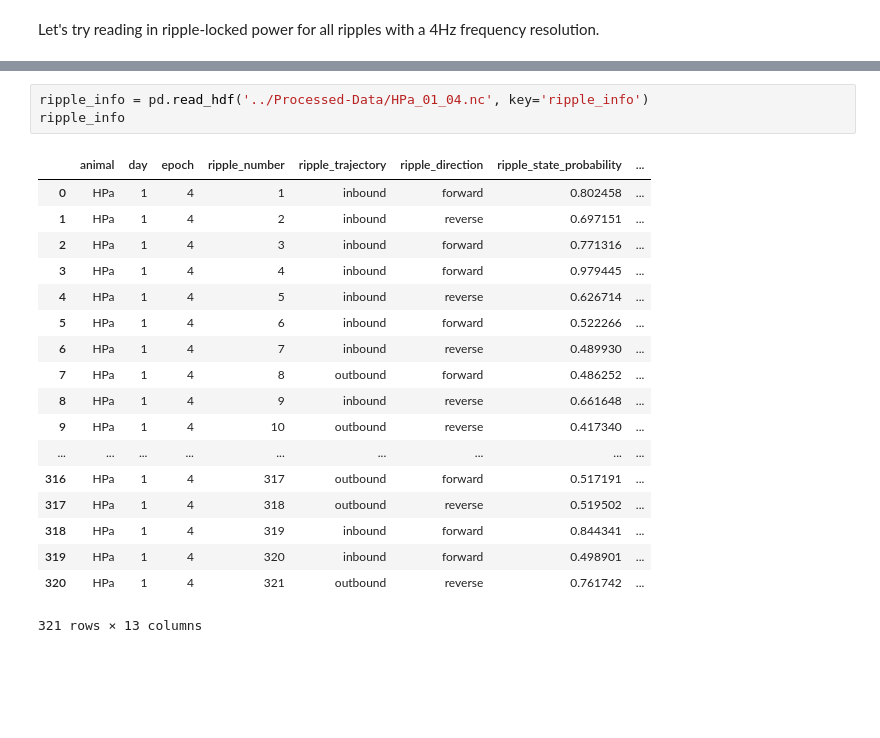
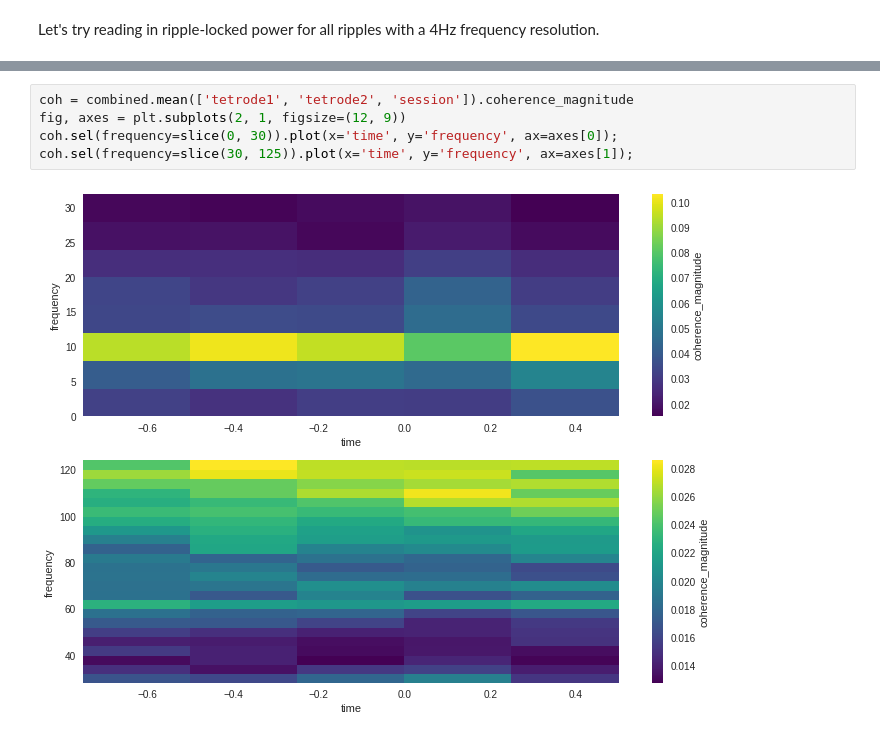
Before and after one commit to edeno/Jadhav-2016-Data-Analysis, a Jupyter notebook: notebooks/2017_06_23_Collecting_Data_On_Cluster.ipynb, the cells around one changed output, grey strips where cells are left out. Saved outputs shown, nothing was run; the diff lists cells and outputs as text; blank space fills up the shorter version.

```diff
--- a/notebooks/2017_06_23_Collecting_Data_On_Cluster.ipynb
+++ b/notebooks/2017_06_23_Collecting_Data_On_Cluster.ipynb
@@ -49,22 +71,7 @@ combined
-# %%
-ripple_info = pd.read_hdf('../Processed-Data/HPa_01_04.nc', key='ripple_info')
-ripple_info
-# %% [output]
-|  | animal | day | epoch | ripple_number | ripple_trajectory | ripple_direction | ripple_state_probability | ... |
-| 0 | HPa | 1 | 4 | 1 | inbound | forward | 0.802458 | ... |
-| 1 | HPa | 1 | 4 | 2 | inbound | reverse | 0.697151 | ... |
-| 2 | HPa | 1 | 4 | 3 | inbound | forward | 0.771316 | ... |
-| 3 | HPa | 1 | 4 | 4 | inbound | forward | 0.979445 | ... |
-| 4 | HPa | 1 | 4 | 5 | inbound | reverse | 0.626714 | ... |
-| 5 | HPa | 1 | 4 | 6 | inbound | forward | 0.522266 | ... |
-| 6 | HPa | 1 | 4 | 7 | inbound | reverse | 0.489930 | ... |
-| 7 | HPa | 1 | 4 | 8 | outbound | forward | 0.486252 | ... |
-| 8 | HPa | 1 | 4 | 9 | inbound | reverse | 0.661648 | ... |
-| 9 | HPa | 1 | 4 | 10 | outbound | reverse | 0.417340 | ... |
-| ... | ... | ... | ... | ... | ... | ... | ... | ... |
-| 316 | HPa | 1 | 4 | 317 | outbound | forward | 0.517191 | ... |
-| 317 | HPa | 1 | 4 | 318 | outbound | reverse | 0.519502 | ... |
-| 318 | HPa | 1 | 4 | 319 | inbound | forward | 0.844341 | ... |
-| 319 | HPa | 1 | 4 | 320 | inbound | forward | 0.498901 | ... |
-| 320 | HPa | 1 | 4 | 321 | outbound | reverse | 0.761742 | ... |
-321 rows × 13 columns
+# %%
+coh = combined.mean(['tetrode1', 'tetrode2', 'session']).coherence_magnitude
+fig, axes = plt.subplots(2, 1, figsize=(12, 9))
+coh.sel(frequency=slice(0, 30)).plot(x='time', y='frequency', ax=axes[0]);
+coh.sel(frequency=slice(30, 125)).plot(x='time', y='frequency', ax=axes[1]);
+# %% [output]
+[figure, added]
```
Also changed, not shown: parts of 21 cells of this notebook.
